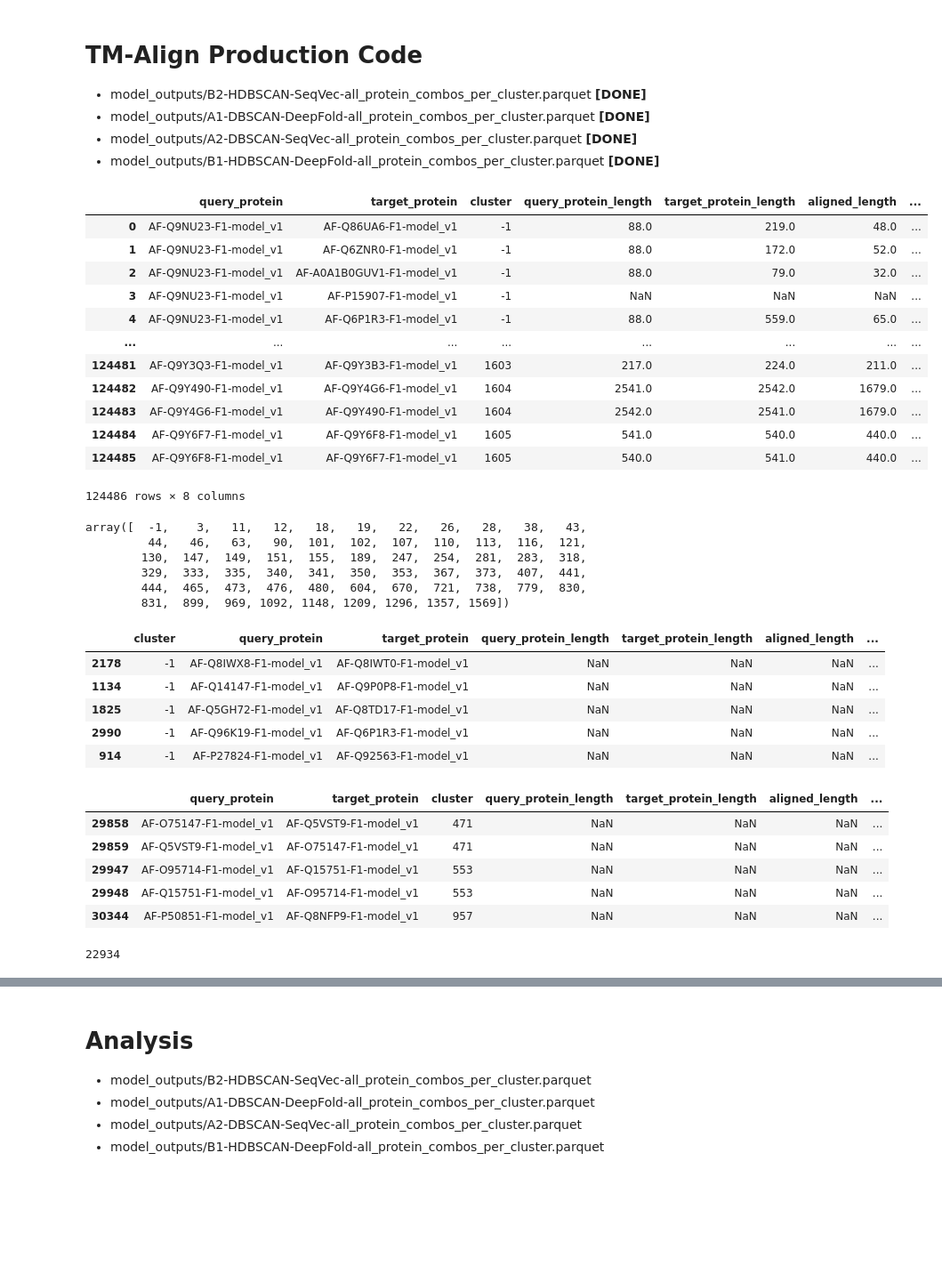
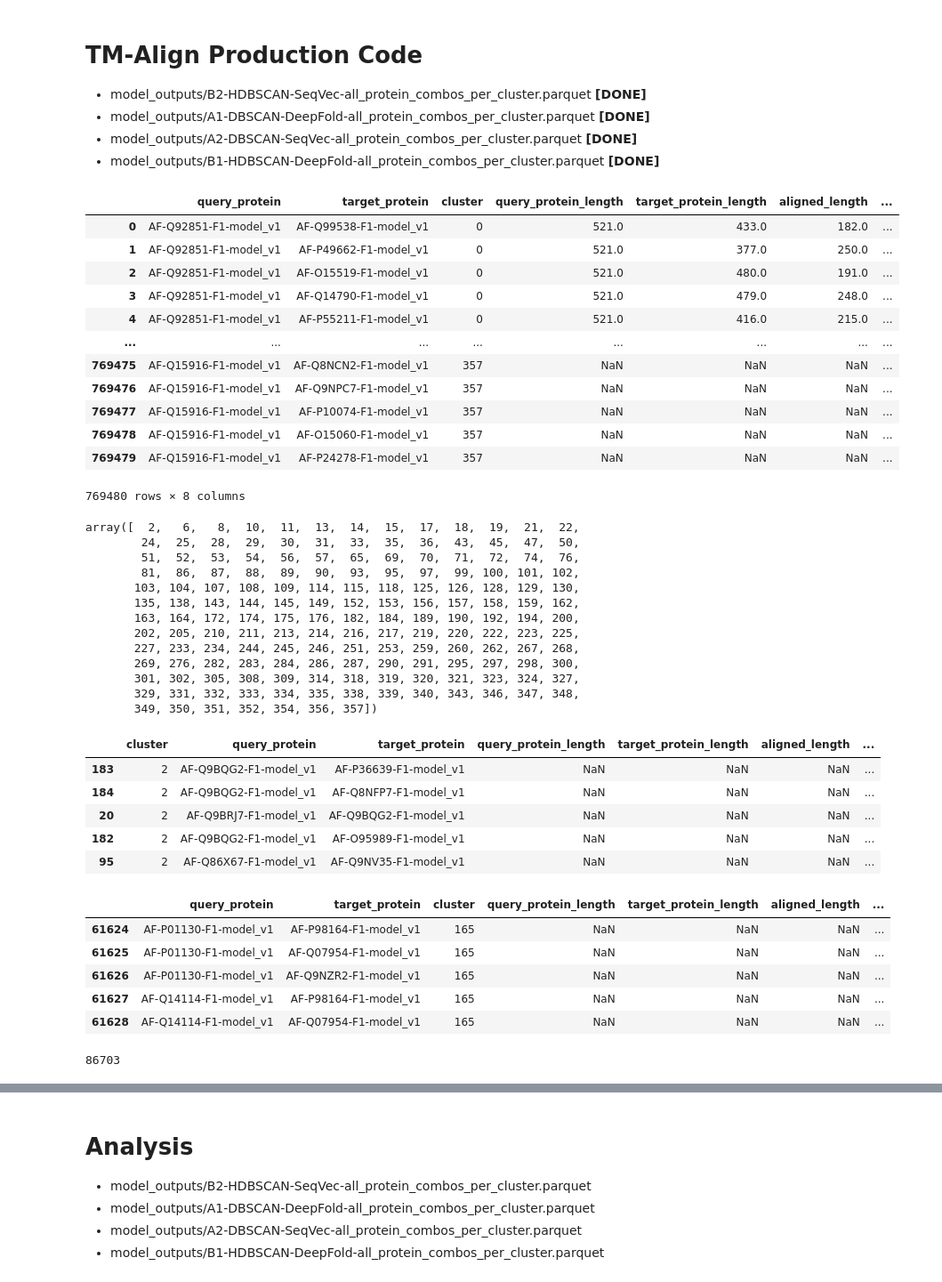
Before and after one commit to dptrsa-300/pss, a Jupyter notebook: explore_tmalign_stats.ipynb, the cells around one changed output, grey strips where cells are left out. Shown at 89% size. Saved outputs shown, nothing was run; the diff lists cells and outputs as text; code cells hidden in the pictures; blank space fills up the shorter version.

```diff
--- a/explore_tmalign_stats.ipynb
+++ b/explore_tmalign_stats.ipynb
@@ -155,22 +157,22 @@ def load_model(file):
 # %%
 # Get the experiment data
 
-model_stats = load_model('model_outputs/A2-DBSCAN-SeqVec-all_protein_combos_per_cluster.parquet')
+model_stats = load_model('model_outputs/no_cluster_size_limit/B3EP_B-HDBSCAN-CurveNet-all_protein_combos_per_cluster.parquet')
 model_stats
 # %% [output]
 |  | query_protein | target_protein | cluster | query_protein_length | target_protein_length | aligned_length | ... |
-| 0 | AF-Q9NU23-F1-model_v1 | AF-Q86UA6-F1-model_v1 | -1 | 88.0 | 219.0 | 48.0 | ... |
-| 1 | AF-Q9NU23-F1-model_v1 | AF-Q6ZNR0-F1-model_v1 | -1 | 88.0 | 172.0 | 52.0 | ... |
-| 2 | AF-Q9NU23-F1-model_v1 | AF-A0A1B0GUV1-F1-model_v1 | -1 | 88.0 | 79.0 | 32.0 | ... |
-| 3 | AF-Q9NU23-F1-model_v1 | AF-P15907-F1-model_v1 | -1 | NaN | NaN | NaN | ... |
-| 4 | AF-Q9NU23-F1-model_v1 | AF-Q6P1R3-F1-model_v1 | -1 | 88.0 | 559.0 | 65.0 | ... |
+| 0 | AF-Q92851-F1-model_v1 | AF-Q99538-F1-model_v1 | 0 | 521.0 | 433.0 | 182.0 | ... |
+| 1 | AF-Q92851-F1-model_v1 | AF-P49662-F1-model_v1 | 0 | 521.0 | 377.0 | 250.0 | ... |
+| 2 | AF-Q92851-F1-model_v1 | AF-O15519-F1-model_v1 | 0 | 521.0 | 480.0 | 191.0 | ... |
+| 3 | AF-Q92851-F1-model_v1 | AF-Q14790-F1-model_v1 | 0 | 521.0 | 479.0 | 248.0 | ... |
+| 4 | AF-Q92851-F1-model_v1 | AF-P55211-F1-model_v1 | 0 | 521.0 | 416.0 | 215.0 | ... |
 | ... | ... | ... | ... | ... | ... | ... | ... |
-| 124481 | AF-Q9Y3Q3-F1-model_v1 | AF-Q9Y3B3-F1-model_v1 | 1603 | 217.0 | 224.0 | 211.0 | ... |
-| 124482 | AF-Q9Y490-F1-model_v1 | AF-Q9Y4G6-F1-model_v1 | 1604 | 2541.0 | 2542.0 | 1679.0 | ... |
-| 124483 | AF-Q9Y4G6-F1-model_v1 | AF-Q9Y490-F1-model_v1 | 1604 | 2542.0 | 2541.0 | 1679.0 | ... |
-| 124484 | AF-Q9Y6F7-F1-model_v1 | AF-Q9Y6F8-F1-model_v1 | 1605 | 541.0 | 540.0 | 440.0 | ... |
-| 124485 | AF-Q9Y6F8-F1-model_v1 | AF-Q9Y6F7-F1-model_v1 | 1605 | 540.0 | 541.0 | 440.0 | ... |
+| 769475 | AF-Q15916-F1-model_v1 | AF-Q8NCN2-F1-model_v1 | 357 | NaN | NaN | NaN | ... |
+| 769476 | AF-Q15916-F1-model_v1 | AF-Q9NPC7-F1-model_v1 | 357 | NaN | NaN | NaN | ... |
+| 769477 | AF-Q15916-F1-model_v1 | AF-P10074-F1-model_v1 | 357 | NaN | NaN | NaN | ... |
+| 769478 | AF-Q15916-F1-model_v1 | AF-O15060-F1-model_v1 | 357 | NaN | NaN | NaN | ... |
+| 769479 | AF-Q15916-F1-model_v1 | AF-P24278-F1-model_v1 | 357 | NaN | NaN | NaN | ... |
-124486 rows × 8 columns
+769480 rows × 8 columns
 # %%
 # Only focus on novel pairs we've never seen to date; also find clusters with more than 200 pairs
 test_combos = model_stats[model_stats.rmsd.isna()].reset_index()
@@ -180,12 +182,19 @@ test_combos.drop('index', axis=1, inplace=True)
 big_clusters = x[x.query_protein > 200].cluster.values
 big_clusters
 # %% [output]
-array([  -1,    3,   11,   12,   18,   19,   22,   26,   28,   38,   43,
-         44,   46,   63,   90,  101,  102,  107,  110,  113,  116,  121,
-        130,  147,  149,  151,  155,  189,  247,  254,  281,  283,  318,
-        329,  333,  335,  340,  341,  350,  353,  367,  373,  407,  441,
-        444,  465,  473,  476,  480,  604,  670,  721,  738,  779,  830,
-        831,  899,  969, 1092, 1148, 1209, 1296, 1357, 1569])
+array([  2,   6,   8,  10,  11,  13,  14,  15,  17,  18,  19,  21,  22,
+        24,  25,  28,  29,  30,  31,  33,  35,  36,  43,  45,  47,  50,
+        51,  52,  53,  54,  56,  57,  65,  69,  70,  71,  72,  74,  76,
+        81,  86,  87,  88,  89,  90,  93,  95,  97,  99, 100, 101, 102,
+       103, 104, 107, 108, 109, 114, 115, 118, 125, 126, 128, 129, 130,
+       135, 138, 143, 144, 145, 149, 152, 153, 156, 157, 158, 159, 162,
+       163, 164, 172, 174, 175, 176, 182, 184, 189, 190, 192, 194, 200,
+       202, 205, 210, 211, 213, 214, 216, 217, 219, 220, 222, 223, 225,
+       227, 233, 234, 244, 245, 246, 251, 253, 259, 260, 262, 267, 268,
+       269, 276, 282, 283, 284, 286, 287, 290, 291, 295, 297, 298, 300,
+       301, 302, 305, 308, 309, 314, 318, 319, 320, 321, 323, 324, 327,
+       329, 331, 332, 333, 334, 335, 338, 339, 340, 343, 346, 347, 348,
+       349, 350, 351, 352, 354, 356, 357])
 # %%
 # Downsample big clusters (> 200 pairs) to 25%
 big_cluster_samples = pd.DataFrame(None, columns=x.columns)
@@ -197,26 +206,26 @@ for cluster in big_clusters:
 big_cluster_samples.head()
 # %% [output]
 |  | cluster | query_protein | target_protein | query_protein_length | target_protein_length | aligned_length | ... |
-| 2178 | -1 | AF-Q8IWX8-F1-model_v1 | AF-Q8IWT0-F1-model_v1 | NaN | NaN | NaN | ... |
-| 1134 | -1 | AF-Q14147-F1-model_v1 | AF-Q9P0P8-F1-model_v1 | NaN | NaN | NaN | ... |
-| 1825 | -1 | AF-Q5GH72-F1-model_v1 | AF-Q8TD17-F1-model_v1 | NaN | NaN | NaN | ... |
-| 2990 | -1 | AF-Q96K19-F1-model_v1 | AF-Q6P1R3-F1-model_v1 | NaN | NaN | NaN | ... |
-| 914 | -1 | AF-P27824-F1-model_v1 | AF-Q92563-F1-model_v1 | NaN | NaN | NaN | ... |
+| 183 | 2 | AF-Q9BQG2-F1-model_v1 | AF-P36639-F1-model_v1 | NaN | NaN | NaN | ... |
+| 184 | 2 | AF-Q9BQG2-F1-model_v1 | AF-Q8NFP7-F1-model_v1 | NaN | NaN | NaN | ... |
+| 20 | 2 | AF-Q9BRJ7-F1-model_v1 | AF-Q9BQG2-F1-model_v1 | NaN | NaN | NaN | ... |
+| 182 | 2 | AF-Q9BQG2-F1-model_v1 | AF-O95989-F1-model_v1 | NaN | NaN | NaN | ... |
+| 95 | 2 | AF-Q86X67-F1-model_v1 | AF-Q9NV35-F1-model_v1 | NaN | NaN | NaN | ... |
 # %%
 # Recombine small clusters with big cluster samples
 test_combos = test_combos[~test_combos.cluster.isin(big_clusters)].append(big_cluster_samples)
 test_combos.head()
 # %% [output]
 |  | query_protein | target_protein | cluster | query_protein_length | target_protein_length | aligned_length | ... |
-| 29858 | AF-O75147-F1-model_v1 | AF-Q5VST9-F1-model_v1 | 471 | NaN | NaN | NaN | ... |
-| 29859 | AF-Q5VST9-F1-model_v1 | AF-O75147-F1-model_v1 | 471 | NaN | NaN | NaN | ... |
-| 29947 | AF-O95714-F1-model_v1 | AF-Q15751-F1-model_v1 | 553 | NaN | NaN | NaN | ... |
-| 29948 | AF-Q15751-F1-model_v1 | AF-O95714-F1-model_v1 | 553 | NaN | NaN | NaN | ... |
-| 30344 | AF-P50851-F1-model_v1 | AF-Q8NFP9-F1-model_v1 | 957 | NaN | NaN | NaN | ... |
+| 61624 | AF-P01130-F1-model_v1 | AF-P98164-F1-model_v1 | 165 | NaN | NaN | NaN | ... |
+| 61625 | AF-P01130-F1-model_v1 | AF-Q07954-F1-model_v1 | 165 | NaN | NaN | NaN | ... |
+| 61626 | AF-P01130-F1-model_v1 | AF-Q9NZR2-F1-model_v1 | 165 | NaN | NaN | NaN | ... |
+| 61627 | AF-Q14114-F1-model_v1 | AF-P98164-F1-model_v1 | 165 | NaN | NaN | NaN | ... |
+| 61628 | AF-Q14114-F1-model_v1 | AF-Q07954-F1-model_v1 | 165 | NaN | NaN | NaN | ... |
 # %%
 # generate array for tmalign
 test_combos = test_combos.values
 len(test_combos)
 # %% [output]
-22934
+86703
 # %%
```
Also changed, not shown: parts of 20 cells of this notebook, 4 other files.
